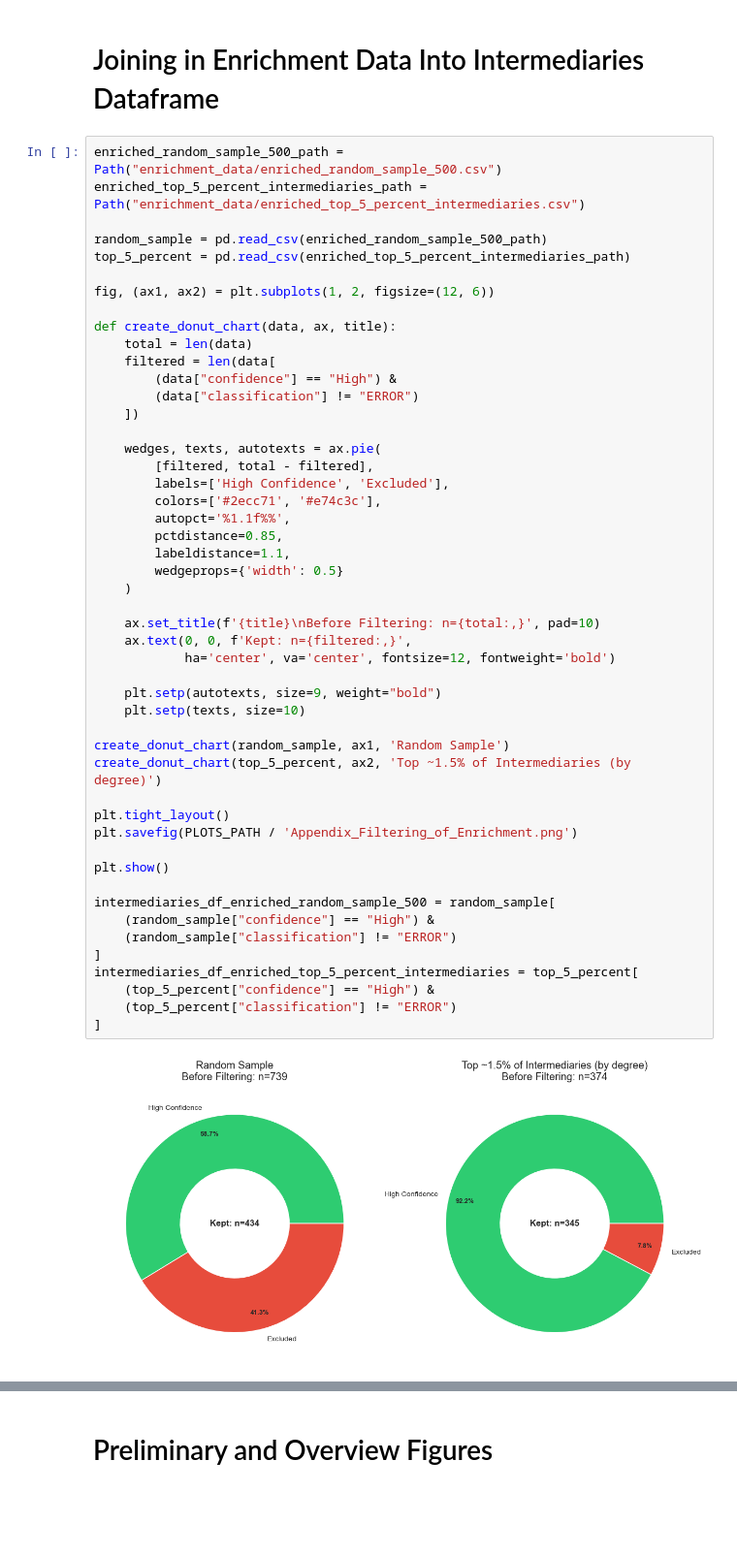
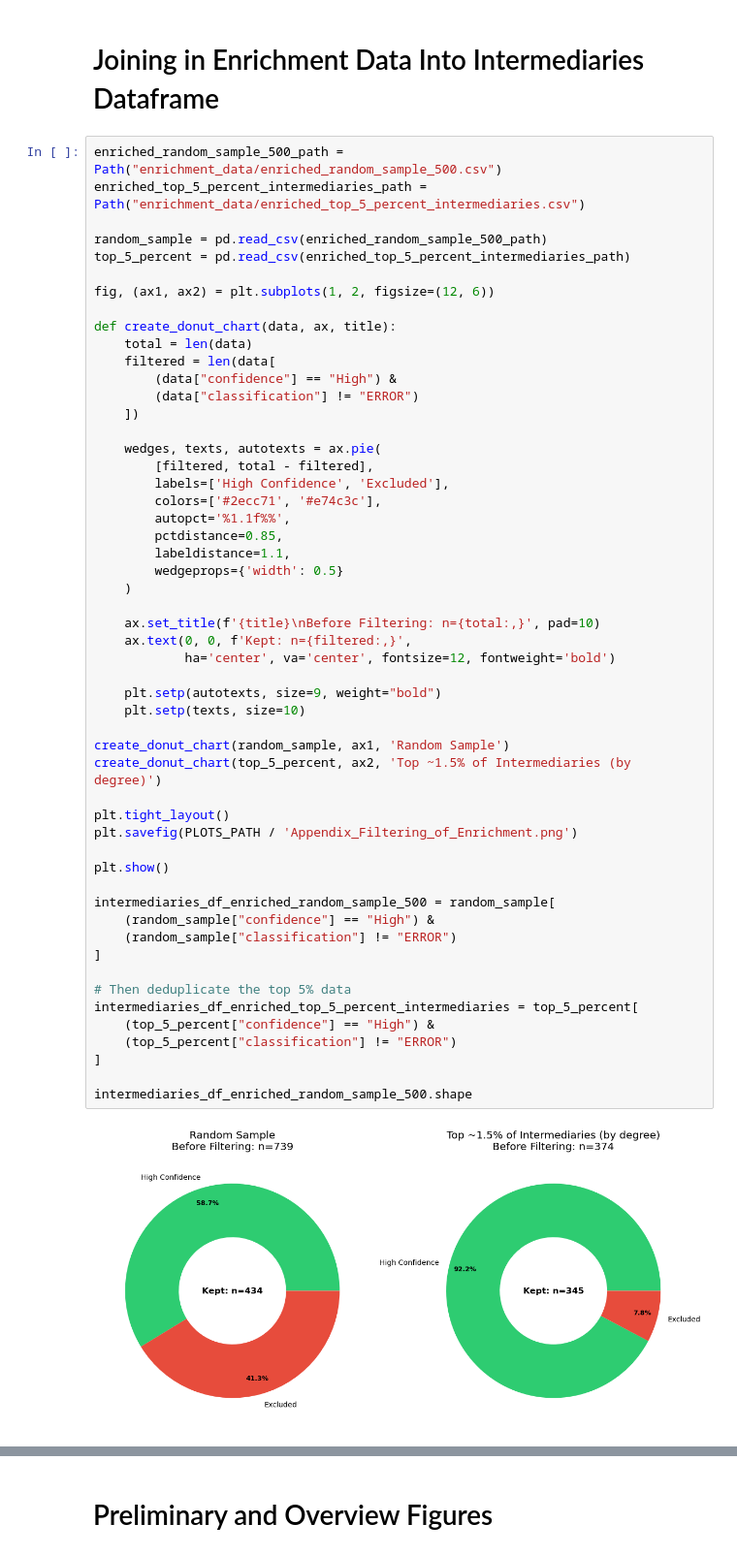
Before and after one commit to OscarAdserballe/intermediaries-in-the-offshore-world, a Jupyter notebook: propositions.ipynb, the cells around one changed output, grey strips where cells are left out. Shown at 97% size. Saved outputs shown, nothing was run; the diff lists cells and outputs as text; blank space fills up the shorter version.

```diff
--- a/propositions.ipynb
+++ b/propositions.ipynb
@@ -1168,31 +1179,35 @@ def create_donut_chart(data, ax, title):
         autopct='%1.1f%%',
         pctdistance=0.85,
         labeldistance=1.1,
         wedgeprops={'width': 0.5}
     )
 
     ax.set_title(f'{title}\nBefore Filtering: n={total:,}', pad=10)
     ax.text(0, 0, f'Kept: n={filtered:,}',
             ha='center', va='center', fontsize=12, fontweight='bold')
 
     plt.setp(autotexts, size=9, weight="bold")
     plt.setp(texts, size=10)
 
 create_donut_chart(random_sample, ax1, 'Random Sample')
 create_donut_chart(top_5_percent, ax2, 'Top ~1.5% of Intermediaries (by degree)')
 
 plt.tight_layout()
 plt.savefig(PLOTS_PATH / 'Appendix_Filtering_of_Enrichment.png')
 
 plt.show()
 
 intermediaries_df_enriched_random_sample_500 = random_sample[
     (random_sample["confidence"] == "High") &
     (random_sample["classification"] != "ERROR")
 ]
+
+# Then deduplicate the top 5% data
 intermediaries_df_enriched_top_5_percent_intermediaries = top_5_percent[
     (top_5_percent["confidence"] == "High") &
     (top_5_percent["classification"] != "ERROR")
 ]
+
+intermediaries_df_enriched_random_sample_500.shape
 # %% [output]
-[figure, old version]
+[figure, new version]
```
Also changed, not shown: parts of 46 cells of this notebook, 52 other files.
